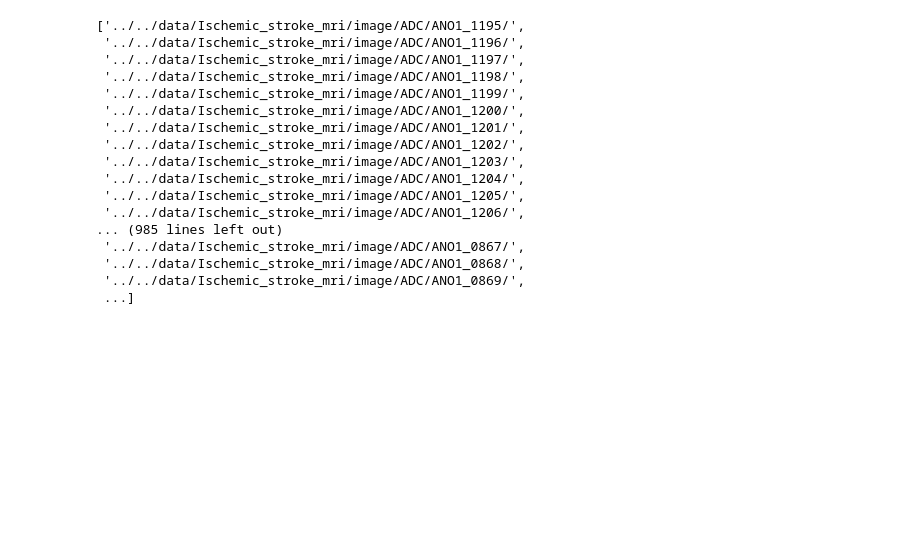
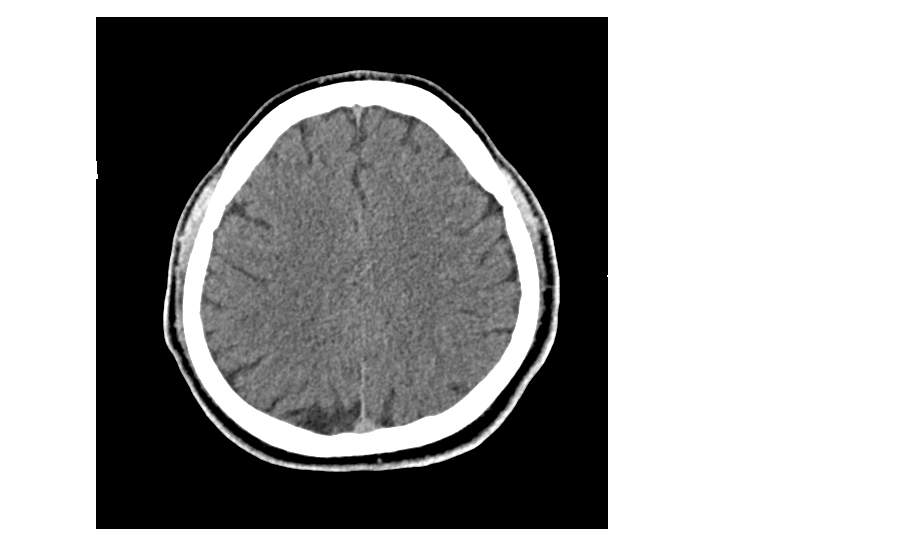
Before and after one commit to Leeyoungsup/stroke-synthesis, a Jupyter notebook: image_preprocessing.ipynb, the cells around one changed output. Drawn from its saved outputs; the diff is of its cells as text; code cells hidden in the pictures; blank space fills up the shorter version.

```diff
--- a/image_preprocessing.ipynb
+++ b/image_preprocessing.ipynb
@@ -33,23 +63,16 @@ for i in tqdm(range(len(folder_list))):
         img=Image.open(img_path)
         img=img.resize((256,256))
         img.save(img_path.replace('Ischemic_stroke_mri','stroke_MRI_preprocessed'))
-# %%
-folder_list
-# %% [output]
-['../../data/Ischemic_stroke_mri/image/ADC/ANO1_1195/',
- '../../data/Ischemic_stroke_mri/image/ADC/ANO1_1196/',
- '../../data/Ischemic_stroke_mri/image/ADC/ANO1_1197/',
- '../../data/Ischemic_stroke_mri/image/ADC/ANO1_1198/',
- '../../data/Ischemic_stroke_mri/image/ADC/ANO1_1199/',
- '../../data/Ischemic_stroke_mri/image/ADC/ANO1_1200/',
- '../../data/Ischemic_stroke_mri/image/ADC/ANO1_1201/',
- '../../data/Ischemic_stroke_mri/image/ADC/ANO1_1202/',
- '../../data/Ischemic_stroke_mri/image/ADC/ANO1_1203/',
- '../../data/Ischemic_stroke_mri/image/ADC/ANO1_1204/',
- '../../data/Ischemic_stroke_mri/image/ADC/ANO1_1205/',
- '../../data/Ischemic_stroke_mri/image/ADC/ANO1_1206/',
-... (985 lines left out)
- '../../data/Ischemic_stroke_mri/image/ADC/ANO1_0867/',
- '../../data/Ischemic_stroke_mri/image/ADC/ANO1_0868/',
- '../../data/Ischemic_stroke_mri/image/ADC/ANO1_0869/',
- ...]
+# %%
+file_list=glob('../../data/2D_CT/**/*.png')
+
+
+
+# 병렬 처리 실행
+with concurrent.futures.ThreadPoolExecutor() as executor:
+    processed_images = list(executor.map(process_image, file_list))
+# %%
+processed_images[6]
+Image.fromarray(processed_images[6]).convert('L').save(file_list[6])
+# %% [output]
+[figure, added]
```
Also changed, not shown: parts of 3 cells of this notebook, 5 other files.
